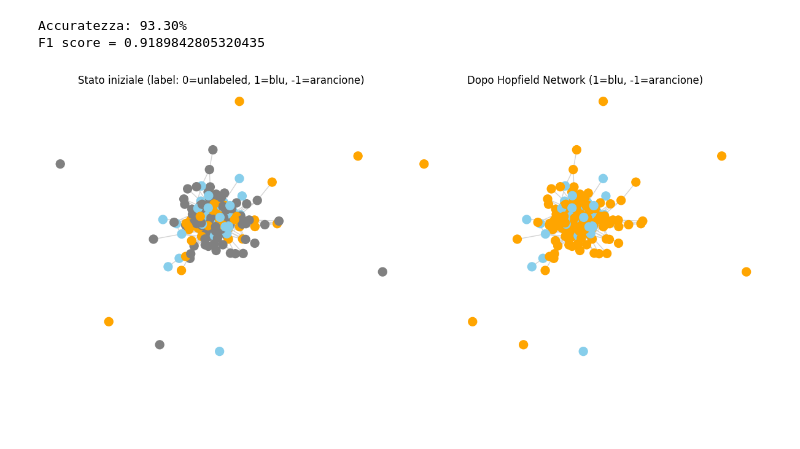
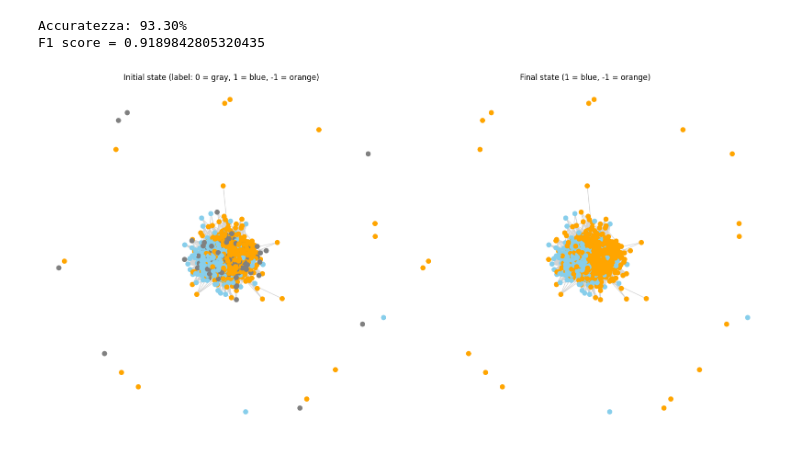
Before and after one commit to SickParents/DL_exam, a Jupyter notebook: main.ipynb, the cells around one changed output. Cells and saved outputs as stored; diff of their text form; code cells hidden in the pictures; blank space fills up the shorter version.

```diff
--- a/main.ipynb
+++ b/main.ipynb
@@ -37,3 +37,5 @@ Storing
 W = data_dict['similarity_matrix']
 labels = data_dict['labels']
 true_labels = data_dict['true_labels']
+# %%
+W = pd.DataFrame(W)
@@ -143,26 +159,26 @@ F1 score = 0.9189842805320435
 # %%
 import networkx as nx
 import matplotlib.pyplot as plt
 import numpy as np
 np.random.seed(42)
 indices = np.arange(len(labels))
 selected = np.sort(indices)
 # Sottografo con tutti i nodi
 W_sub = W[np.ix_(selected, selected)]
 labels_sub = labels[selected]
 outcome_sub = outcome[selected]
 G = nx.from_numpy_array(W_sub)
 pos = nx.spring_layout(G, seed=42)
 fig, axs = plt.subplots(1, 2, figsize=(16, 8))
 # Plot iniziale
 node_colors_init = ['gray' if l==0 else ('skyblue' if l==1 else 'orange') for l in labels_sub]
-nx.draw(G, pos, ax=axs[0], with_labels=False, node_color=node_colors_init, edge_color='lightgray', node_size=100)
-axs[0].set_title('Stato iniziale (label: 0=unlabeled, 1=blu, -1=arancione)')
+nx.draw(G, pos, ax=axs[0], with_labels=False, node_color=node_colors_init, edge_color='lightgray', node_size=50)
+axs[0].set_title('Initial state (label: 0 = gray, 1 = blue, -1 = orange)')
 # Plot dopo Hopfield: colore in base alla nuova label
 node_colors_out = [('skyblue' if outcome_sub[i]==1 else ('orange' if outcome_sub[i]==-1 else 'gray')) for i in range(len(selected))]
-nx.draw(G, pos, ax=axs[1], with_labels=False, node_color=node_colors_out, edge_color='lightgray', node_size=100)
-axs[1].set_title('Dopo Hopfield Network (1=blu, -1=arancione)')
+nx.draw(G, pos, ax=axs[1], with_labels=False, node_color=node_colors_out, edge_color='lightgray', node_size=50)
+axs[1].set_title('Final state (1 = blue, -1 = orange)')
 plt.tight_layout()
 plt.show()
 # %% [output]
-[figure, old version]
+[figure, new version]
```
Also changed, not shown: parts of 2 cells of this notebook.
